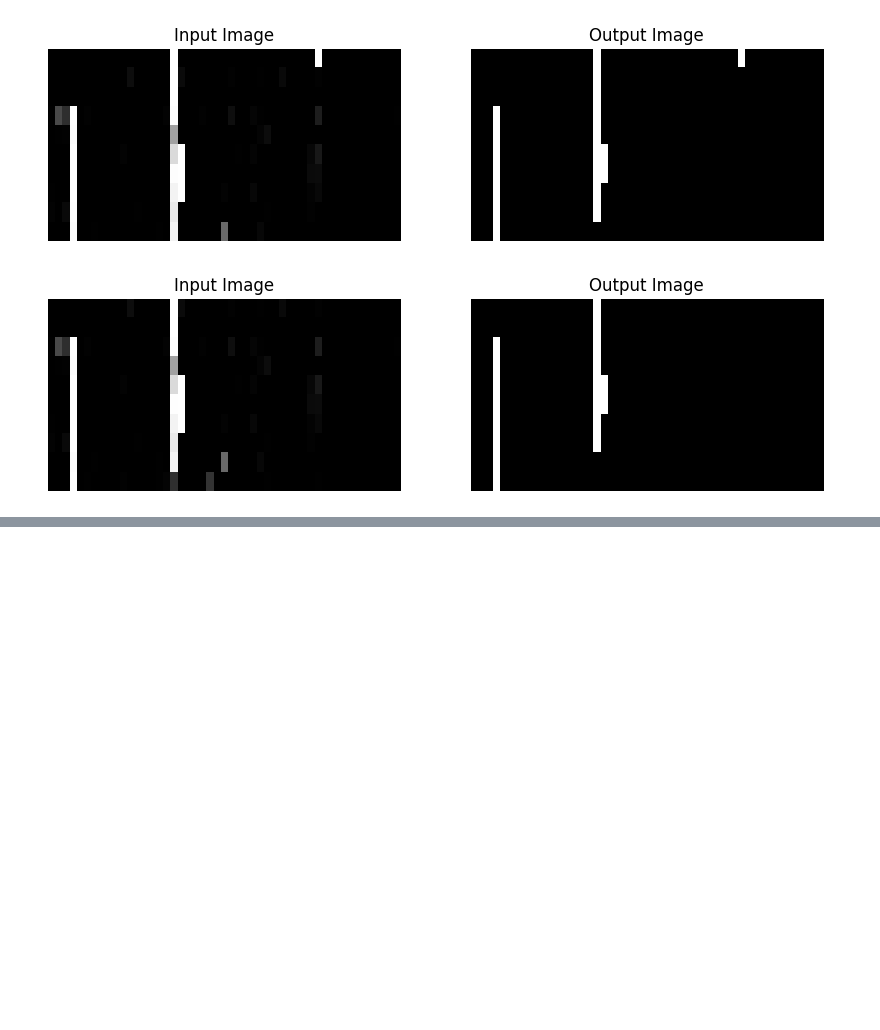
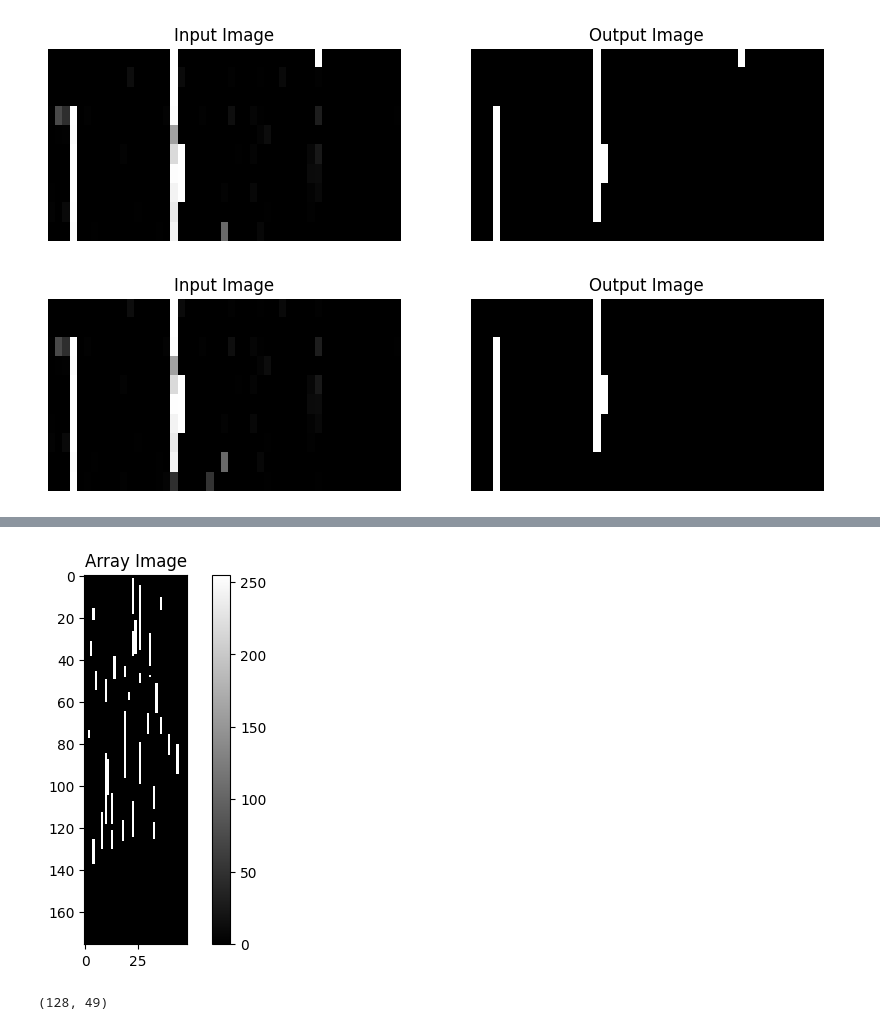
Before and after one commit to Giantryan484/Guitar-Project, a Jupyter notebook: dataCleaning.ipynb, the cells around one changed output, grey strips where cells are left out. Saved outputs shown, nothing was run; the diff lists cells and outputs as text; code cells hidden in the pictures; blank space fills up the shorter version.

Commit message:
visualize model (it's not very good)

```diff
--- a/dataCleaning.ipynb
+++ b/dataCleaning.ipynb
@@ -416,7 +418,7 @@ import numpy as np
 import os
 import tensorflow as tf
 from tensorflow.keras.models import Sequential
-from tensorflow.keras.layers import Dense, Conv1D, BatchNormalization, MaxPooling1D, Dropout
+from tensorflow.keras.layers import Dense, Conv1D, BatchNormalization, MaxPooling1D, Dropout, Flatten
 from tensorflow.keras.optimizers import Adam
 
 
@@ -428,7 +430,7 @@ def prepare_data():
             'output': tf.io.FixedLenFeature([490], tf.int64),
         }
         parsed_features = tf.io.parse_single_example(proto, keys_to_features)
-        predicted_values = parsed_features['input']
+        predicted_values = tf.reshape(parsed_features['input'], [490, 1])
         real_values = parsed_features['output']
         return predicted_values, real_values
 
@@ -461,19 +463,16 @@ window_size = 10
 
 # Define the model
 model = Sequential([
-    Conv1D(filters=128, kernel_size=3, activation='relu', padding='same'),
+    Conv1D(filters=128, kernel_size=3, activation='relu', padding='same', input_shape=(490, 1)),
     BatchNormalization(),
     MaxPooling1D(pool_size=2),
     Dropout(0.2),
 
-    Dense(128, activation='relu', input_shape=(window_size * 49,)),
+    Flatten(),
+    Dense(128, activation='relu'),
     Dense(64, activation='relu'),
-    Dense(window_size * 49, activation='sigmoid')
+    Dense(490, activation='sigmoid')
 ])
 
-# Compile the model
-model.compile(optimizer=Adam(learning_rate=0.001), loss='binary_crossentropy', metrics=['accuracy'])
-
-# Train the model
-model.fit(input_windows, validation_data=output_windows, epochs=40, batch_size=32, callbacks=[tf.keras.callbacks.EarlyStopping(monitor='val_loss', patience=5)])
+print(model.summary())
 # %% [output]
@@ -485,0 +554,2 @@ model.save(model_save_path)
+# %%
+input, output = create_one_data_point("D:\Firefox Downloads\Guitar Project\saved_tf_models\BasicConvGuitarNotePredictor(512_input).keras")
@@ -486,3 +572,5 @@ model.save(model_save_path)
+# %%
+model = tf.keras.models.load_model('saved_tf_models/DataCleaner(WindowSize10).h5')
 # %%
 # Prediction and aggregation
 def predict_and_aggregate(model, data, window_size, threshold=0.5):
@@ -502,4 +590,4 @@ def predict_and_aggregate(model, data, window_size, threshold=0.5):
     return final_predictions
 
 # Generate final output array
-# final_output = predict_and_aggregate(model, input_data, window_size)
+final_output = predict_and_aggregate(model, np.asarray(input).squeeze(), window_size)
@@ -505,0 +612,15 @@ def predict_and_aggregate(model, data, window_size, threshold=0.5):
+# %%
+import matplotlib.pyplot as plt
+
+output_image = final_output.reshape((176, 49)) * 255
+
+plt.imshow(output_image, cmap='gray', interpolation='nearest')
+plt.title('Array Image')
+plt.colorbar()
+plt.show()
+# %% [output]
+[figure, added]
+# %%
+print(np.asarray(output).squeeze().shape)
+# %% [output]
+(128, 49)
```
Also changed, not shown: parts of 8 cells of this notebook.
